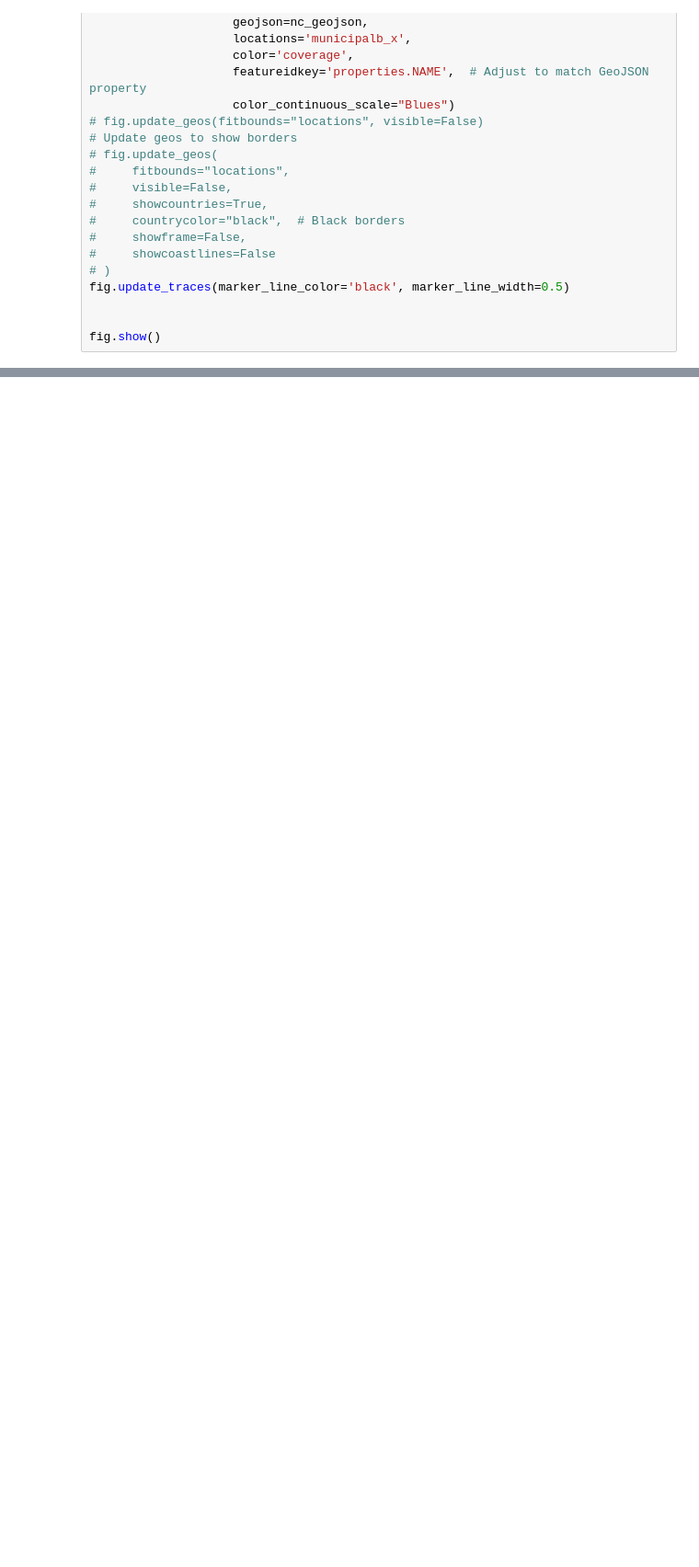
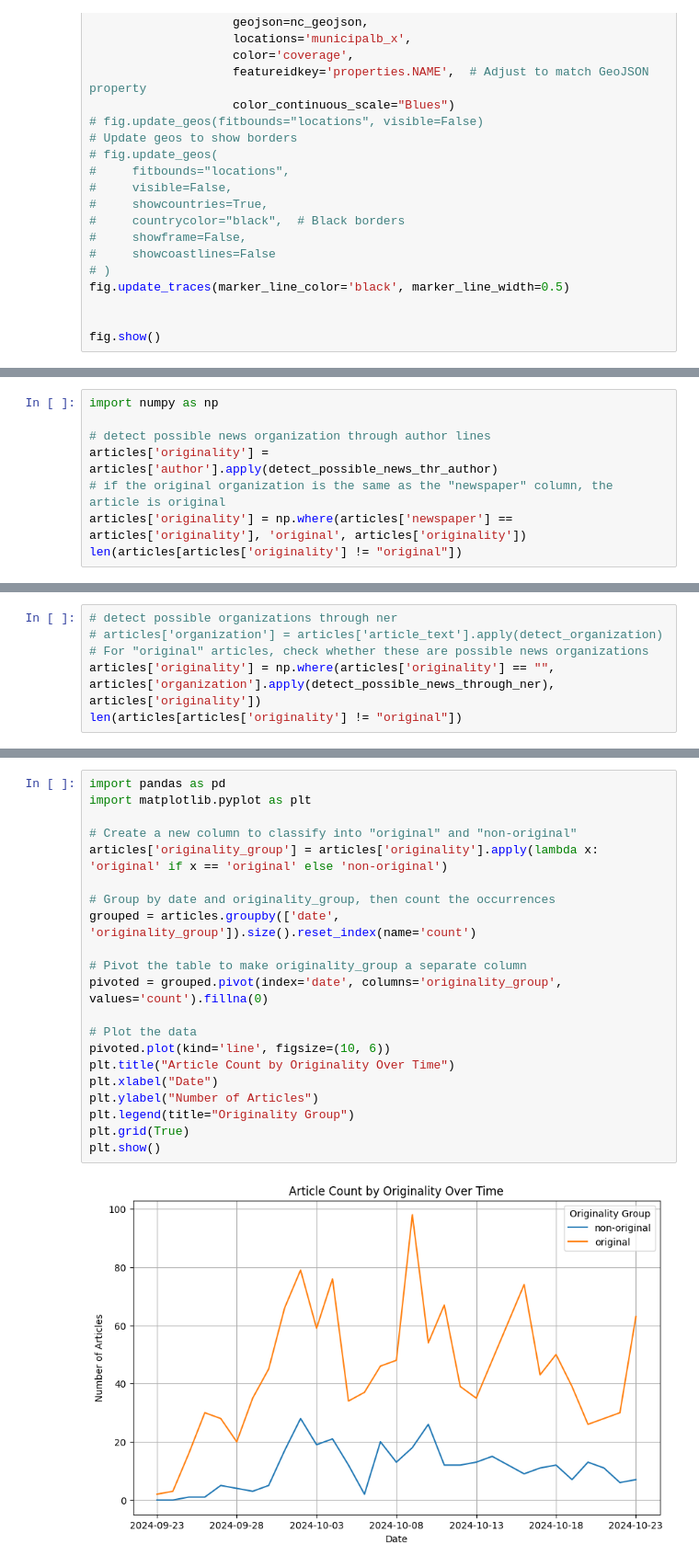
Before and after one commit to yanansun0074/helene_coverage, a Jupyter notebook: news_analysis.ipynb, the cells around one changed output, grey strips where cells are left out. Shown at 92% size. Drawn from its saved outputs; the diff is of its cells as text; blank space fills up the shorter version.

```diff
--- a/news_analysis.ipynb
+++ b/news_analysis.ipynb
@@ -1463,0 +1622,8 @@ fig.show()
+# %%
+import numpy as np
+
+# detect possible news organization through author lines
+articles['originality'] = articles['author'].apply(detect_possible_news_thr_author)
+# if the original organization is the same as the "newspaper" column, the article is original
+articles['originality'] = np.where(articles['newspaper'] == articles['originality'], 'original', articles['originality'])
+len(articles[articles['originality'] != "original"])
@@ -1463,0 +1632,6 @@ fig.show()
+# %%
+# detect possible organizations through ner
+# articles['organization'] = articles['article_text'].apply(detect_organization)
+# For "original" articles, check whether these are possible news organizations
+articles['originality'] = np.where(articles['originality'] == "", articles['organization'].apply(detect_possible_news_through_ner), articles['originality'])
+len(articles[articles['originality'] != "original"])
@@ -1463,0 +1658,23 @@ fig.show()
+# %%
+import pandas as pd
+import matplotlib.pyplot as plt
+
+# Create a new column to classify into "original" and "non-original"
+articles['originality_group'] = articles['originality'].apply(lambda x: 'original' if x == 'original' else 'non-original')
+
+# Group by date and originality_group, then count the occurrences
+grouped = articles.groupby(['date', 'originality_group']).size().reset_index(name='count')
+
+# Pivot the table to make originality_group a separate column
+pivoted = grouped.pivot(index='date', columns='originality_group', values='count').fillna(0)
+
+# Plot the data
+pivoted.plot(kind='line', figsize=(10, 6))
+plt.title("Article Count by Originality Over Time")
+plt.xlabel("Date")
+plt.ylabel("Number of Articles")
+plt.legend(title="Originality Group")
+plt.grid(True)
+plt.show()
+# %% [output]
+[figure, added]
```
Also changed, not shown: parts of 47 cells of this notebook, 5 other files.
